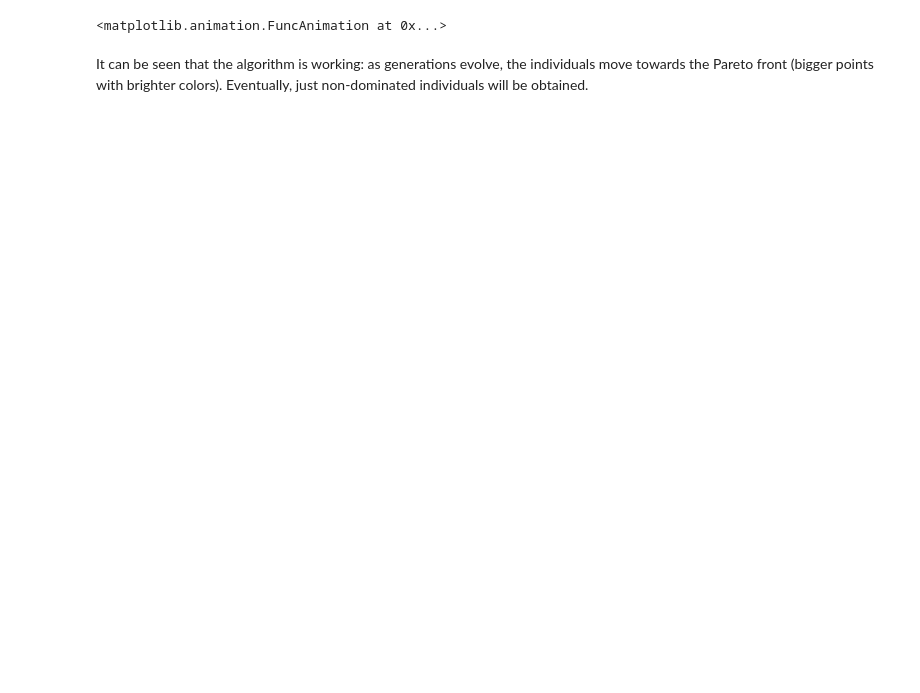
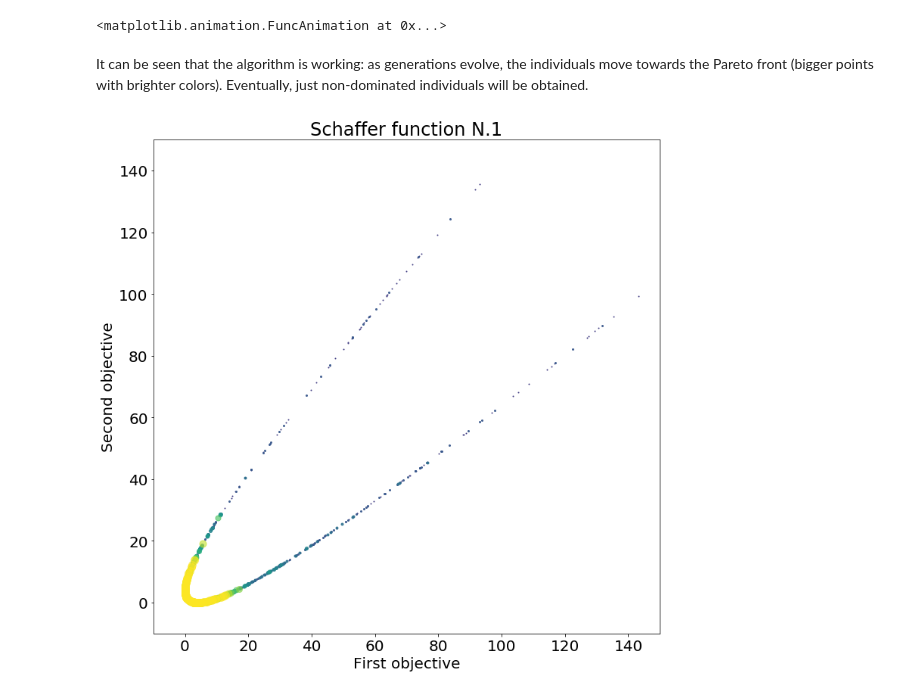
Before and after one commit to jlobatop/snowPile, a Jupyter notebook: testGA/testGA.ipynb, the cells around one changed output. Drawn from its saved outputs; the diff is of its cells as text; code cells hidden in the pictures; blank space fills up the shorter version.

```diff
--- a/testGA/testGA.ipynb
+++ b/testGA/testGA.ipynb
@@ -55,3 +55,18 @@ ani
 <matplotlib.animation.FuncAnimation at 0x...>
 # %% [markdown]
 It can be seen that the algorithm is working: as generations evolve, the individuals move towards the Pareto front (bigger points with brighter colors). Eventually, just non-dominated individuals will be obtained.
+# %%
+## static image for online visualization
+# define the plot
+fig, ax = plt.subplots(figsize=(12,12))
+ax.clear()
+ax.axis([-10,150,-10,150])
+ax.tick_params(axis='both', labelsize=20)
+ax.set_xlabel('First objective', fontsize=20)
+ax.set_ylabel('Second objective', fontsize=20)
+ax.set_title('Schaffer function N.1', fontsize=24)
+for i in range(genNo):
+    ax.plot(gen[i,:,-1],gen[i,:,-2], '.',markersize=2*i,alpha=1-i*0.5/genNo,
+            c=plt.cm.viridis((i+1)/genNo))
+# %% [output]
+[figure, added]
```
Also changed, not shown: 9 other files.
